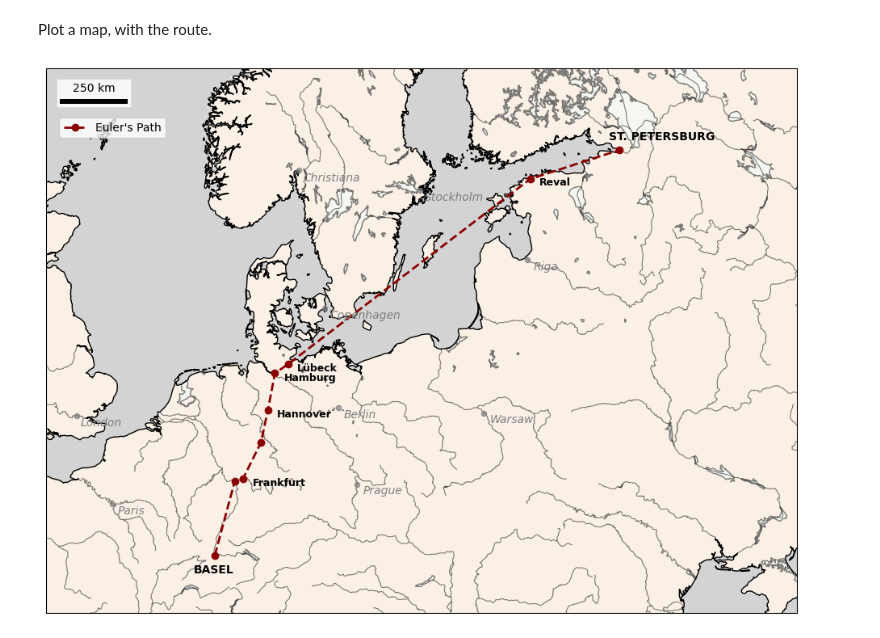
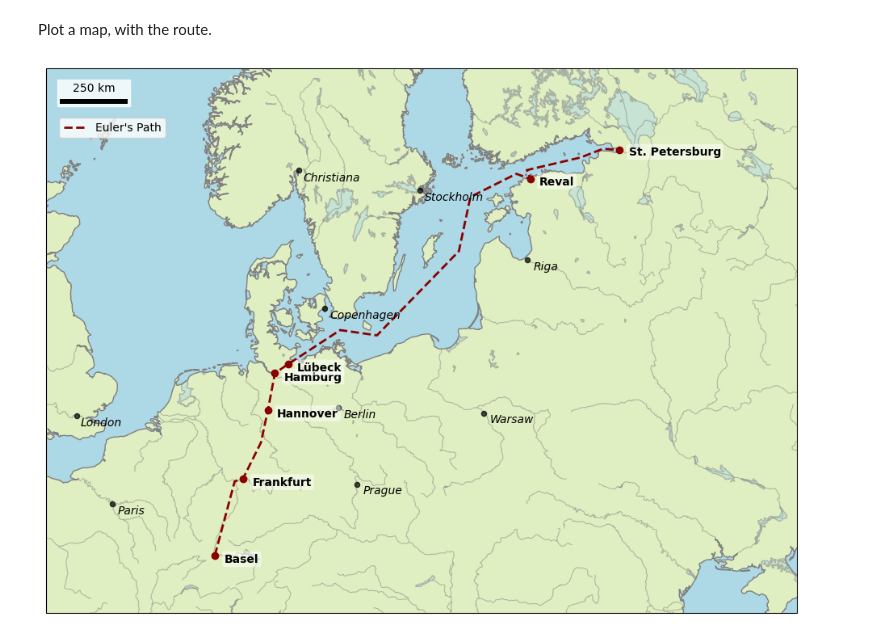
Before and after one commit to conorsy/Old_Maps, a Jupyter notebook: CODE/Map_Euler.ipynb, the cells around one changed output. Drawn from its saved outputs; the diff is of its cells as text; code cells hidden in the pictures.

Commit message:
Draft 2, after some feedback. Added waypoints on sea journey.

```diff
--- a/CODE/Map_Euler.ipynb
+++ b/CODE/Map_Euler.ipynb
@@ -19,7 +19,15 @@ euler_route = {
     "Hannover": (9.73, 52.37),
     "Hamburg": (9.99, 53.55),
     "Lübeck": (10.68, 53.86),    # Port of departure for the Baltic
+    "W1": (13.44, 54.99), # Waypoint 1
+    "W2": (15.46, 54.83), # Waypoint 2
+    "W3": (20.21, 57.39), # Waypoint 3
+    "W4": (21.08, 59.04), # Waypoint 4
+    "W5": (23.94, 59.63), # Waypoint 5
     "Reval": (24.75, 59.43),   # Tallinn
+    "W6": (24.60, 59.71), # Waypoint 6
+    "W7": (27.94, 59.89), # Waypoint 7
+    "W8": (29.36, 60.05), # Waypoint 8
     "St. Petersburg": (30.33, 59.93)
 }
 
@@ -50,16 +58,20 @@ fig = plt.figure(figsize=(12, 10))
 ax = plt.axes(projection=ccrs.LambertConformal(central_longitude=15, central_latitude=53))
 ax.set_extent([0, 35, 45, 62], crs=ccrs.PlateCarree())
 
+mapres = '10m'
+#mapres = '110m'
+
 # 2. Add geographic features for a "vintage" feel
-rivers = cfeature.NaturalEarthFeature('physical', 'rivers_lake_centerlines', '10m',
-                edgecolor='black', facecolor='none', linewidth=0.8, alpha=0.5)
-lakes = cfeature.NaturalEarthFeature('physical', 'lakes', '10m',
-                edgecolor='black', facecolor='azure', alpha=0.5)
-coastline = cfeature.NaturalEarthFeature('physical', 'coastline', '10m',
-                edgecolor='black', facecolor='none', linewidth=1)
-ocean = cfeature.NaturalEarthFeature('physical', 'ocean', '10m',
-                                     facecolor='lightgrey')
-land = cfeature.NaturalEarthFeature('physical', 'land', '10m', facecolor='linen')
+rivers = cfeature.NaturalEarthFeature('physical', 'rivers_lake_centerlines', mapres,
+                edgecolor='gray', facecolor='none', linewidth=0.8, alpha=0.5)
+lakes = cfeature.NaturalEarthFeature('physical', 'lakes', mapres,
+                edgecolor='gray', facecolor='lightblue', alpha=0.5)
+coastline = cfeature.NaturalEarthFeature('physical', 'coastline', mapres,
+                edgecolor='gray', facecolor='none', linewidth=1)
+ocean = cfeature.NaturalEarthFeature('physical', 'ocean', mapres,
+                                     facecolor='lightblue')
+land = cfeature.NaturalEarthFeature('physical', 'land', mapres,
+                                    facecolor='yellowgreen', alpha=0.3)
 
 ax.add_feature(ocean)
 ax.add_feature(land)
@@ -69,50 +81,54 @@ ax.add_feature(coastline)
 #ax.add_feature(cfeature.BORDERS, linestyle=':', alpha=0.5)
 
 # Plot Context Cities
-ax.scatter(c_lons, c_lats, color='gray', s=20, alpha=0.7,
+ax.scatter(c_lons, c_lats, color='k', s=20, alpha=0.7,
            transform=ccrs.PlateCarree(), zorder=5)
 
 # Add Labels for Context Cities
 # Using a slightly smaller, italic font to distinguish from Euler's route
 for name, (lon, lat) in context_cities.items():
     ax.text(lon + 0.3, lat - 0.3, name, transform=ccrs.PlateCarree(),
-            fontsize=10, color='gray', style='italic', zorder=6)
+            fontsize=10, color='k', style='italic', zorder=10)
 
 # 3. Plot the route line
-# transform=ccrs.Geodetic() ensures the lines follow the curvature of the Earth
-ax.plot(lons, lats, color='darkred', linewidth=2, marker='o', linestyle = '--',
-        transform=ccrs.Geodetic(), label="Euler's Path")
+ax.plot(lons, lats, color='darkred', linewidth=2, linestyle = '--',
+        transform=ccrs.PlateCarree(), label="Euler's Path")
 
-# Highlight Euler's Start and End
-ax.text(7.58, 47.0, "BASEL", transform=ccrs.PlateCarree(),
-        fontsize=10, fontweight='bold', color='black', ha='center')
-ax.text(33, 60., "ST. PETERSBURG", transform=ccrs.PlateCarree(),
-        fontsize=10, fontweight='bold', color='black', ha='center')
-
+# Place shaded box behind city names
+text_bbox = dict(
+    facecolor='white',
+    alpha=0.5,          # Transparency (0 is clear, 1 is opaque)
+    edgecolor='none',   # Removes the border for a cleaner look
+    boxstyle='round,pad=0.2'  # Rounded corners with a little breathing room
+)
 # 4. Label the cities
-for name in ["Hamburg", "Reval", "Frankfurt", "Hannover", "Lübeck"]:
+for name in ["Basel", "Hamburg", "Reval", "Frankfurt", "Hannover", "Lübeck", "St. Petersburg"]:
     lon, lat = euler_route[name]
-    ax.text(lon + 0.5, lat-0.2, name, transform=ccrs.Geodetic(),
-            fontsize=9, fontweight='bold')
+    ax.text(lon + 0.5, lat-0.2, name, fontsize=10, fontweight='bold',
+            bbox=text_bbox,  # Add the box here
+            zorder=11,        # Ensure it sits above the map features
+            transform=ccrs.PlateCarree())
+    ax.scatter(lon, lat, color='darkred', marker='o',
+               transform=ccrs.PlateCarree(), zorder=6)
 
 # Create the scale bar with fixed length and specific ticks
 scalebar = ScaleBar(
     1,
     units="m",
     location="upper left",
     fixed_value=250,        # Total length
     fixed_units="km",       # Units
     box_alpha=0.8,
     border_pad=1,
     scale_loc="top"
 )
 
 ax.add_artist(scalebar)
 
 ax.legend(loc='upper left', bbox_to_anchor=(0.01, 0.92),
           fontsize=10, frameon=True, facecolor='white', framealpha=0.8)
 
 #plt.title("Leonhard Euler's Journey: Basel to St. Petersburg (1727)", fontsize=14)
 plt.savefig("Euler_1727.png")
 # %% [output]
-[figure, old version]
+[figure, new version]
```
Also changed, not shown: 1 other file.
